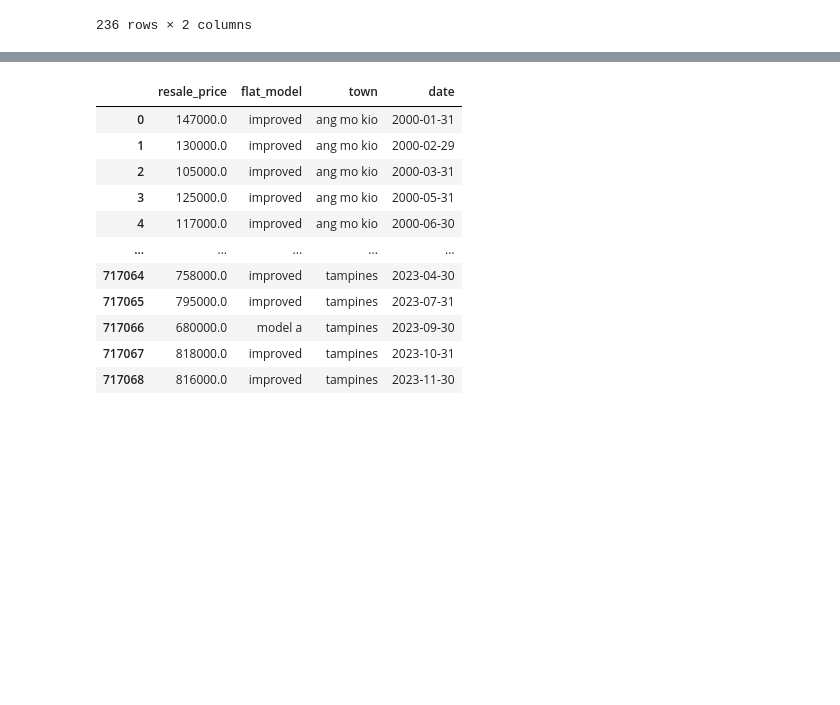
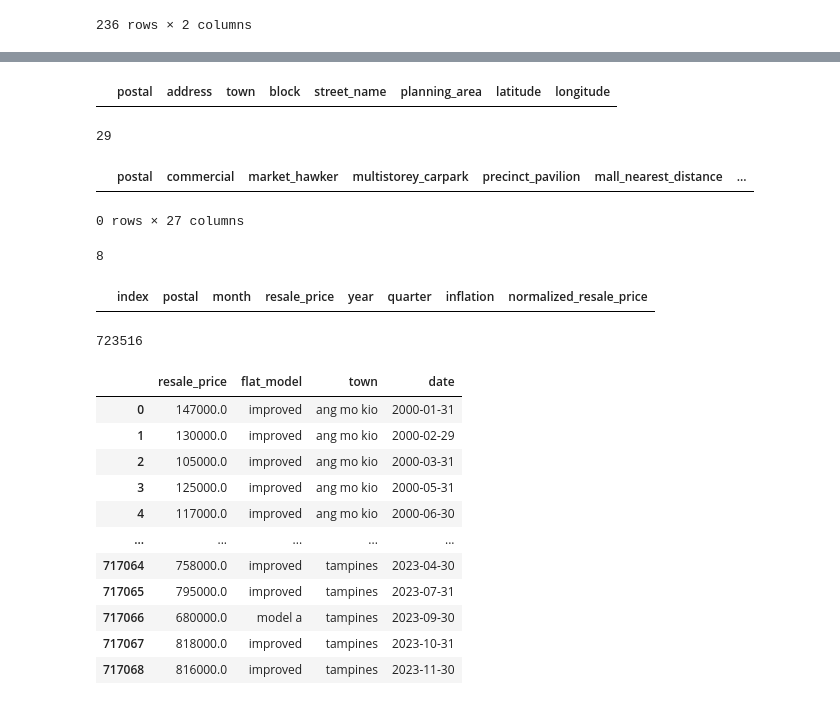
Before and after one commit to Yang990121/Data-Engine, a Jupyter notebook: connection.ipynb, the cells around one changed output, grey strips where cells are left out. Cells and saved outputs as stored; diff of their text form; code cells hidden in the pictures; blank space fills up the shorter version.

```diff
--- a/connection.ipynb
+++ b/connection.ipynb
@@ -304,0 +214,56 @@ address_df.to_gbq(destination_table=f"{project_id}.{dataset_id}.{table_id}", pro
+# %%
+address = df[['postal', 'address', 'town', 'block', 'street_name',
+                          'planning_area', 'latitude', 'longitude',]]
+
+# Drop duplicate rows based on the 'index' column
+address = address.drop_duplicates()
+
+address_duplicate_rows = address[address.duplicated()]
+
+address_duplicate_rows
+# %% [output]
+|  | postal | address | town | block | street_name | planning_area | latitude | longitude |
+# %%
+len(surroundings.columns)
+# %% [output]
+29
+# %%
+surroundings = df[['postal', 'commercial', 'market_hawker', 'multistorey_carpark', 'precinct_pavilion',
+                               'mall_nearest_distance', 'hawker_nearest_distance',
+                               'hawker_food_stalls', 'hawker_market_stalls', 'mrt_nearest_distance', 'mrt_name',
+                               'bus_interchange', 'mrt_interchange', 'bus_stop_nearest_distance', 'bus_stop_name',
+                               'pri_sch_nearest_distance', 'pri_sch_name',  'pri_sch_affiliation',
+                               'sec_sch_nearest_dist', 'sec_sch_name', 'cutoff_point', 'affiliation', 'school_type',
+                               'bus_stop_proximity', 'mrt_proximity', 'pri_sch_proximity', 'sec_sch_proximity']]
+
+# Drop duplicate rows based on the 'index' column
+surroundings = surroundings.drop_duplicates()
+
+surroundings_duplicate_rows = surroundings[surroundings.duplicated()]
+
+surroundings_duplicate_rows
+# %% [output]
+|  | postal | commercial | market_hawker | multistorey_carpark | precinct_pavilion | mall_nearest_distance | ... |
+0 rows × 27 columns
+# %%
+len(transaction.columns)
+# %% [output]
+8
+# %%
+transaction = df[['index','postal', 'month', 'resale_price', 'year', 'quarter', 'inflation', 'normalized_resale_price']]
+
+# Drop duplicate rows based on the 'index' column
+transaction = transaction.drop_duplicates()
+
+transaction_duplicate_rows = transaction[transaction.duplicated()]
+
+transaction_duplicate_rows
+# %% [output]
+|  | index | postal | month | resale_price | year | quarter | inflation | normalized_resale_price |
+# %%
+output = pd.merge(transaction, property, on="index")
+output = pd.merge(output, address, on="postal")
+output = pd.merge(output, surroundings, on="postal")
+len(output)
+# %% [output]
+723516
```
Also changed, not shown: parts of 19 cells of this notebook, 3 other files.
